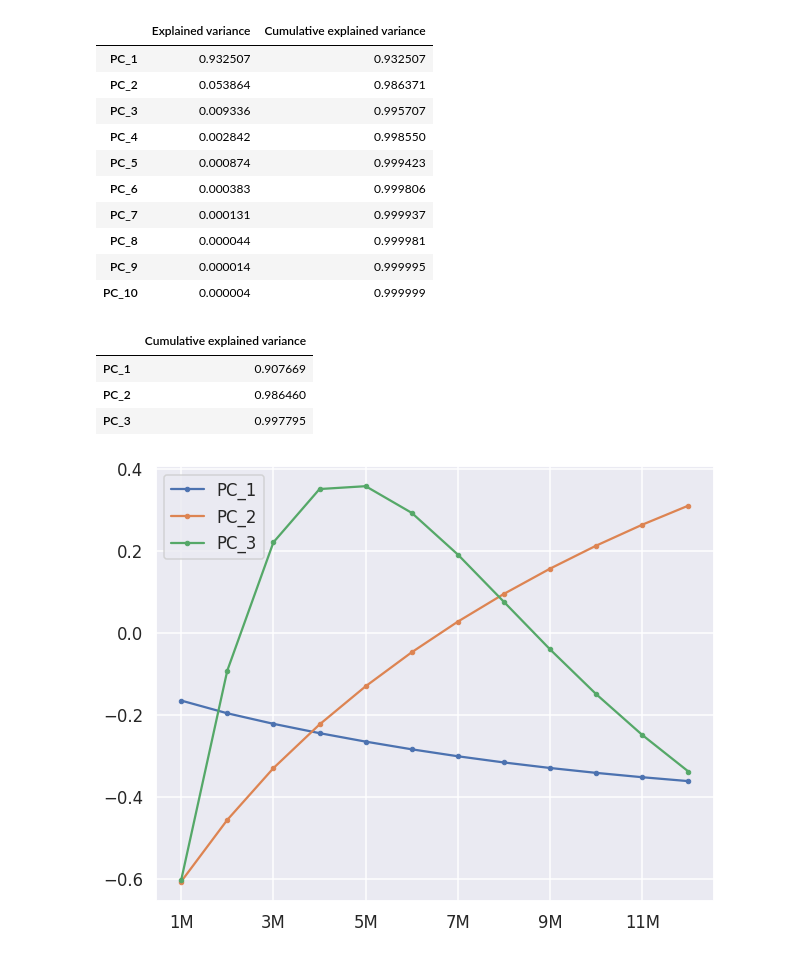
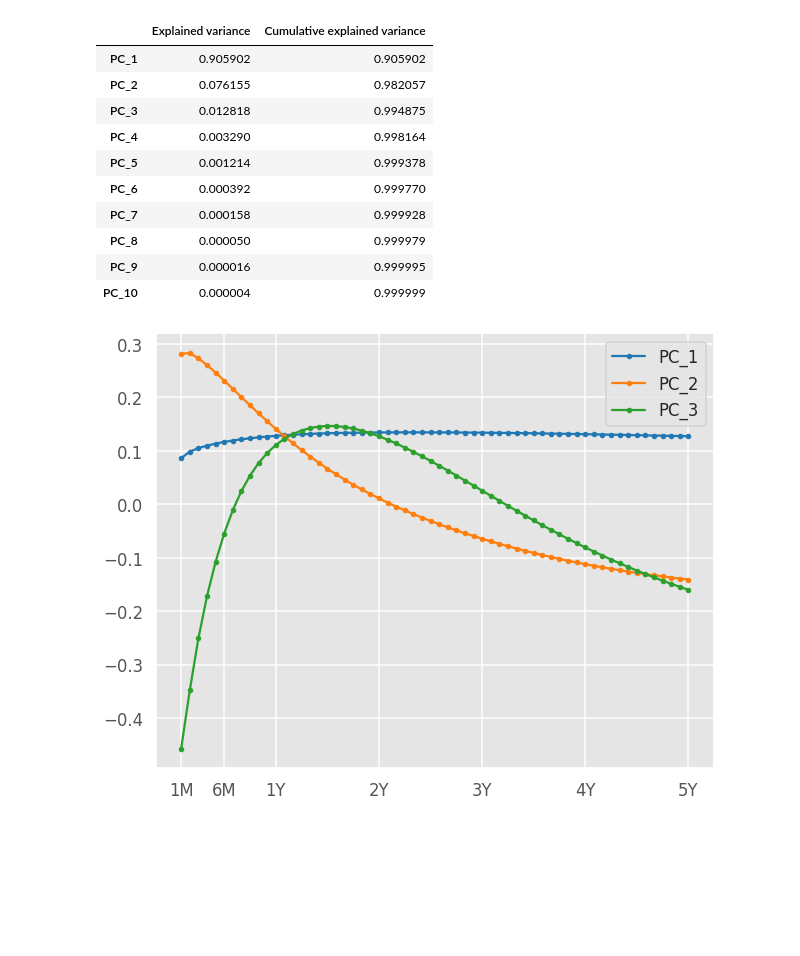
Before and after one commit to PiotMik/OIS_curve_modeling, a Jupyter notebook: OIS_Curve_modelling.ipynb, the cells around one changed output. Drawn from its saved outputs; the diff is of its cells as text; code cells hidden in the pictures; blank space fills up the shorter version.

```diff
--- a/OIS_Curve_modelling.ipynb
+++ b/OIS_Curve_modelling.ipynb
@@ -8,6 +19,8 @@ import seaborn as sns
 from sklearn.decomposition import PCA
 import os
 from typing import Callable, Optional
-sns.set()
+from datetime import date
+plt.style.use('seaborn-deep')
 sns.set_context('talk')
+sns.set_palette(sns.color_palette('Set3'))
 plt.rcParams['figure.figsize'] = (10, 8)
@@ -19,7 +53,7 @@ Mounted at /content/drive
 # %%
 ois_url = 'https://raw.githubusercontent.com/PiotMik/OIS_curve_modeling/main/OIS%20spot.csv'
 sonia_url = 'https://raw.githubusercontent.com/PiotMik/OIS_curve_modeling/main/SONIA.csv'
-boe_url = '/content/drive/MyDrive/Shared Folder/OIS/BoE rate.csv'
+
 def tenor_parser(month_number: int):
   """
   Refactor integer month number into string like: 23 -> '1Y3Q2M'
@@ -54,16 +88,11 @@ sonia = pd.read_csv(sonia_url,
                     index_col=['Date'], parse_dates=True, dayfirst=True)
 sonia = sonia.sort_index()* 100.0
 
-# BOE load
-boe = pd.read_csv(boe_url,
-                  sep=';', decimal=',',
-                  index_col='Date', parse_dates=True, dayfirst=True).sort_index()*100.0
-
 # Concatenate
 rates = pd.concat([sonia, ois], axis = 1).dropna()
 
-rates = boe.join(rates, how='right')
-rates.loc[:,'BoE_rate'] = rates.loc[:, 'BoE_rate'].ffill()
-
-rates.iloc[:, [1, 4, 20, 30]].plot()
+rates.iloc[:, [1, 12, 60]].plot()
+plt.title('OIS rates')
+plt.ylabel('BPS')
+plt.xlabel('Date');
 # %% [output]
@@ -85,5 +271,11 @@ _ = plt.title('OIS term structure')
 # %%
-diffs = rates[ois.columns].diff().dropna()
+from sklearn.preprocessing import StandardScaler
+
+sc = StandardScaler()
+diffs = (rates[ois.columns].sub(rates['SONIA'], axis=0)).diff().dropna()
+sc.fit(diffs)
+
+diffs = sc.transform(diffs)
 pca = PCA()
 pca.fit(diffs)
 
@@ -102,32 +294,28 @@ plt.tight_layout()
 exp_var.head(10)
 # %% [output]
 |  | Explained variance | Cumulative explained variance |
-| PC_1 | 0.932507 | 0.932507 |
-| PC_2 | 0.053864 | 0.986371 |
-| PC_3 | 0.009336 | 0.995707 |
-| PC_4 | 0.002842 | 0.998550 |
-| PC_5 | 0.000874 | 0.999423 |
-| PC_6 | 0.000383 | 0.999806 |
-| PC_7 | 0.000131 | 0.999937 |
-| PC_8 | 0.000044 | 0.999981 |
-| PC_9 | 0.000014 | 0.999995 |
+| PC_1 | 0.905902 | 0.905902 |
+| PC_2 | 0.076155 | 0.982057 |
+| PC_3 | 0.012818 | 0.994875 |
+| PC_4 | 0.003290 | 0.998164 |
+| PC_5 | 0.001214 | 0.999378 |
+| PC_6 | 0.000392 | 0.999770 |
+| PC_7 | 0.000158 | 0.999928 |
+| PC_8 | 0.000050 | 0.999979 |
+| PC_9 | 0.000016 | 0.999995 |
 | PC_10 | 0.000004 | 0.999999 |
 # %%
-# short terms
-short_term_diffs = diffs.iloc[:, :12]
 pca = PCA(3)
-pca.fit(short_term_diffs)
+pca.fit(diffs)
 
 components = pd.DataFrame(pca.components_,
-                          columns = short_term_diffs.columns,
+                          columns = ois.columns,
                           index=[f'PC_{i + 1}' for i in range(pca.n_components)]).T
 components.plot(marker='.')
 pd.DataFrame(pca.explained_variance_ratio_.cumsum(),
              columns = ['Cumulative explained variance'],
              index = [f'PC_{i+1}' for i in range(pca.n_components)])
+tenors = np.array([1, 6, 12, 24, 36, 48, 60]) - 1
+plt.xticks(tenors, ois.columns[tenors]);
 # %% [output]
-|  | Cumulative explained variance |
-| PC_1 | 0.907669 |
-| PC_2 | 0.986460 |
-| PC_3 | 0.997795 |
-[figure, old version]
+[figure, new version]
```
Also changed, not shown: parts of 24 cells of this notebook.
